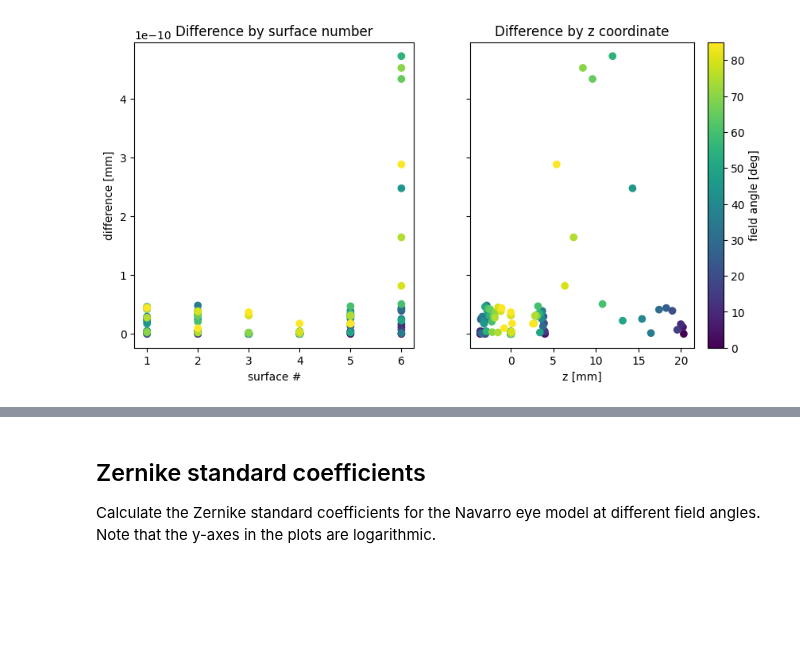
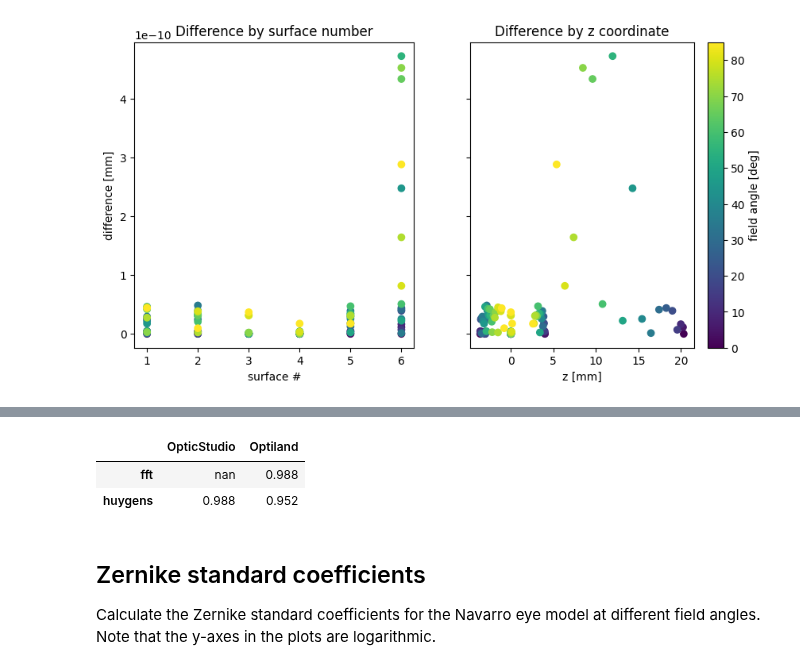
Before and after one commit to MREYE-LUMC/visisipy, a Jupyter notebook: docs/examples/Backend comparison/backend_comparison.ipynb, the cells around one changed output, grey strips where cells are left out. Drawn from its saved outputs; the diff is of its cells as text; code cells hidden in the pictures; blank space fills up the shorter version.

```diff
--- a/docs/examples/Backend comparison/backend_comparison.ipynb
+++ b/docs/examples/Backend comparison/backend_comparison.ipynb
@@ -294,3 +298,27 @@ plt.colorbar(m, ax=ax[1], label="field angle [deg]")
+# %%
+psf_types: list[Literal["fft", "huygens"]] = ["fft", "huygens"]
+
+strehl_ratios = {}
+
+for backend, name in zip([OpticStudioBackend, OptilandBackend], ["OpticStudio", "Optiland"]):
+    strehl_ratios[name] = {}
+
+    for psf_type in psf_types:
+        try:
+            strehl_ratios[name][psf_type] = visisipy.analysis.strehl_ratio(
+                model=model,
+                field_coordinate=(0, 0),
+                psf_type=psf_type,
+                backend=backend,
+            )
+        except NotImplementedError:
+            strehl_ratios[name][psf_type] = np.nan
+
+pd.DataFrame(strehl_ratios).style.format(precision=3)
+# %% [output]
+|  | OpticStudio | Optiland |
+| fft | nan | 0.988 |
+| huygens | 0.988 | 0.952 |
 # %% [markdown]
 ## Zernike standard coefficients
 
```
Also changed, not shown: parts of 2 cells of this notebook, 12 other files.
